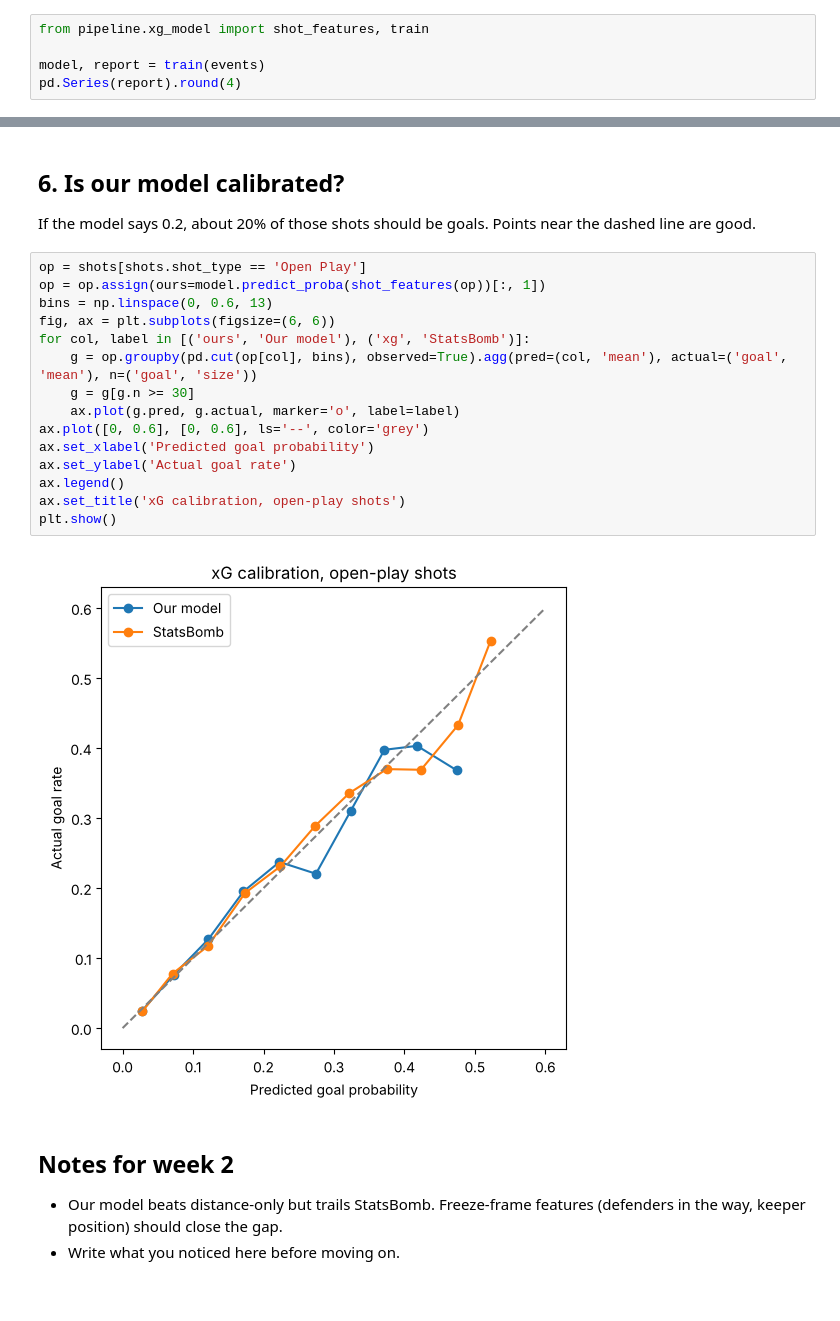
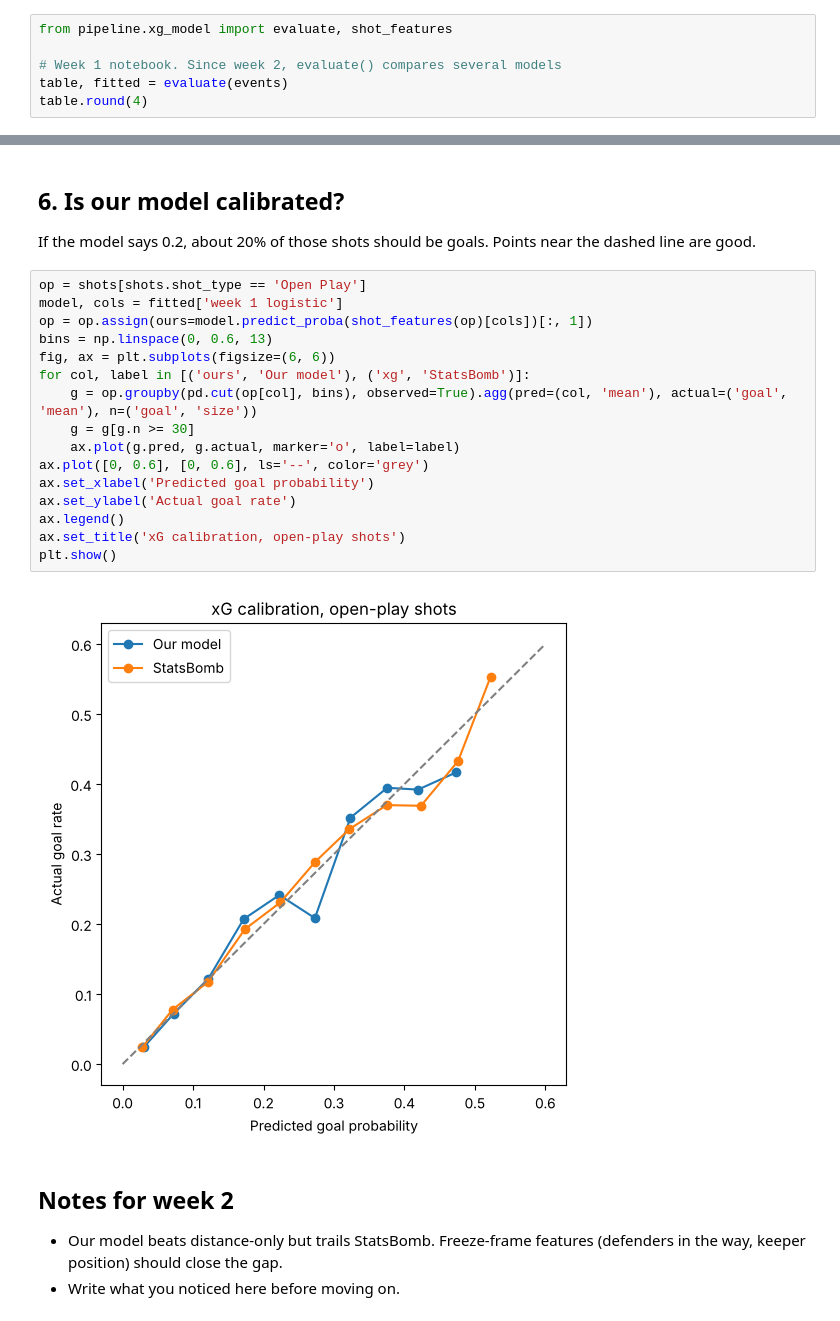
Before and after one commit to nainghtoochun/undervalued-player-finder, a Jupyter notebook: notebooks/01_explore_premier_league.ipynb, the cells around one changed output, grey strips where cells are left out. Cells and saved outputs as stored; diff of their text form.

Commit message:
Week 2: freeze-frame xG, xT grid, per 90 player metrics

```diff
--- a/notebooks/01_explore_premier_league.ipynb
+++ b/notebooks/01_explore_premier_league.ipynb
@@ -104,8 +104,9 @@ plt.show()
 
 Same code as `python -m pipeline.xg_model`. Lower log loss is better.
 # %%
-from pipeline.xg_model import shot_features, train
+from pipeline.xg_model import evaluate, shot_features
 
-model, report = train(events)
-pd.Series(report).round(4)
+# Week 1 notebook. Since week 2, evaluate() compares several models
+table, fitted = evaluate(events)
+table.round(4)
 # %% [output]
@@ -125,21 +123,22 @@ dtype: float64
 If the model says 0.2, about 20% of those shots should be goals. Points near the dashed line are good.
 # %%
 op = shots[shots.shot_type == 'Open Play']
-op = op.assign(ours=model.predict_proba(shot_features(op))[:, 1])
+model, cols = fitted['week 1 logistic']
+op = op.assign(ours=model.predict_proba(shot_features(op)[cols])[:, 1])
 bins = np.linspace(0, 0.6, 13)
 fig, ax = plt.subplots(figsize=(6, 6))
 for col, label in [('ours', 'Our model'), ('xg', 'StatsBomb')]:
     g = op.groupby(pd.cut(op[col], bins), observed=True).agg(pred=(col, 'mean'), actual=('goal', 'mean'), n=('goal', 'size'))
     g = g[g.n >= 30]
     ax.plot(g.pred, g.actual, marker='o', label=label)
 ax.plot([0, 0.6], [0, 0.6], ls='--', color='grey')
 ax.set_xlabel('Predicted goal probability')
 ax.set_ylabel('Actual goal rate')
 ax.legend()
 ax.set_title('xG calibration, open-play shots')
 plt.show()
 # %% [output]
-[figure, old version]
+[figure, new version]
 # %% [markdown]
 ## Notes for week 2
 
```
Also changed, not shown: parts of 3 cells of this notebook, 12 other files.
